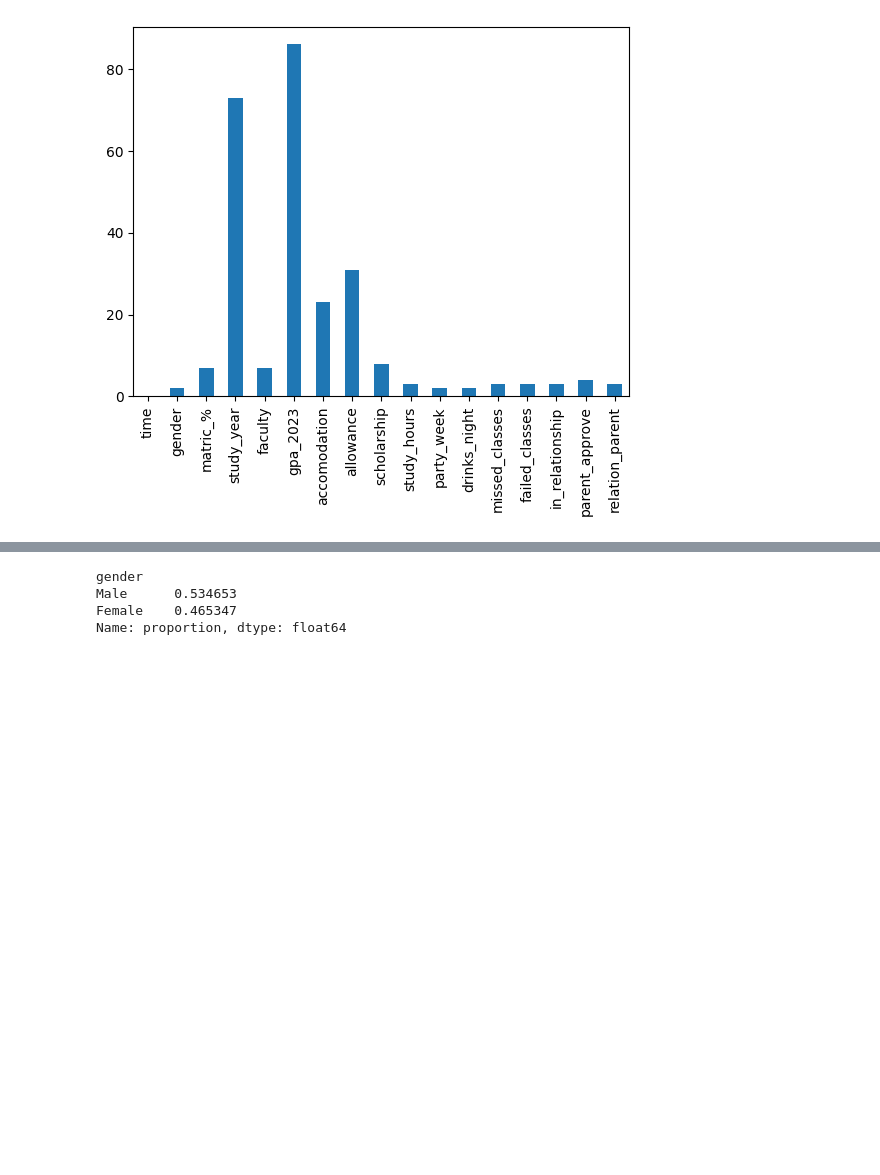
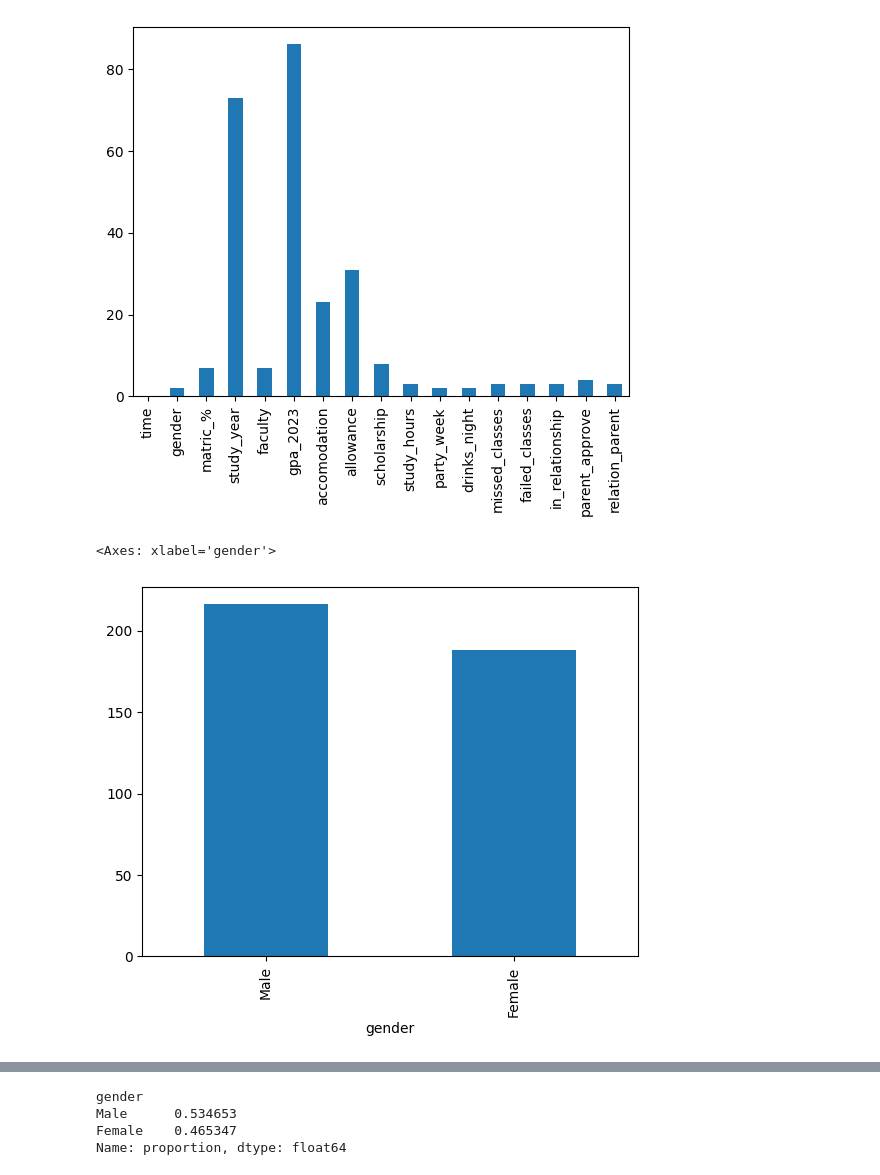
Before and after one commit to Sameerbhattarai99/ds-mlbatch-07, a Jupyter notebook: data_part/manipulation/Revisit_part.ipynb, the cells around one changed output, grey strips where cells are left out. Drawn from its saved outputs; the diff is of its cells as text; code cells hidden in the pictures; blank space fills up the shorter version.

```diff
--- a/data_part/manipulation/Revisit_part.ipynb
+++ b/data_part/manipulation/Revisit_part.ipynb
@@ -84,3 +84,8 @@ student_data.isna().sum().plot(kind="bar")
 # %% [output]
 <Axes: >
 [figure]
+# %%
+student_data.gender.value_counts().plot(kind="bar")
+# %% [output]
+<Axes: xlabel='gender'>
+[figure, added]
```
Also changed, not shown: parts of 25 cells of this notebook.
